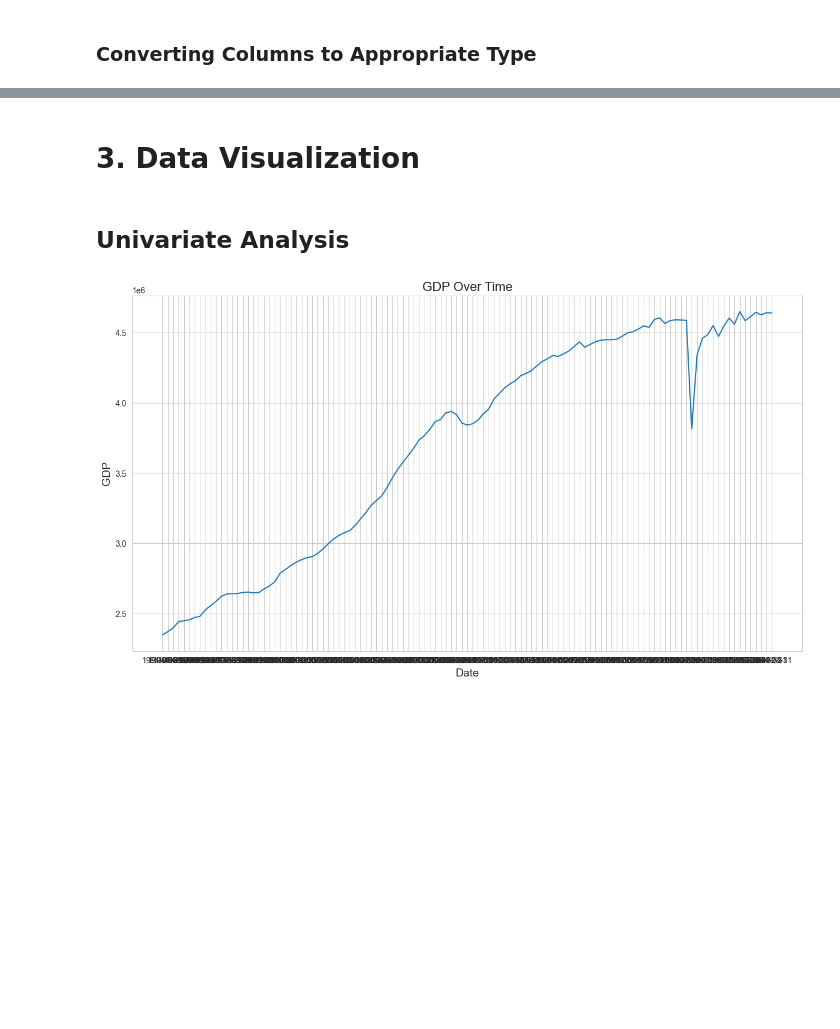
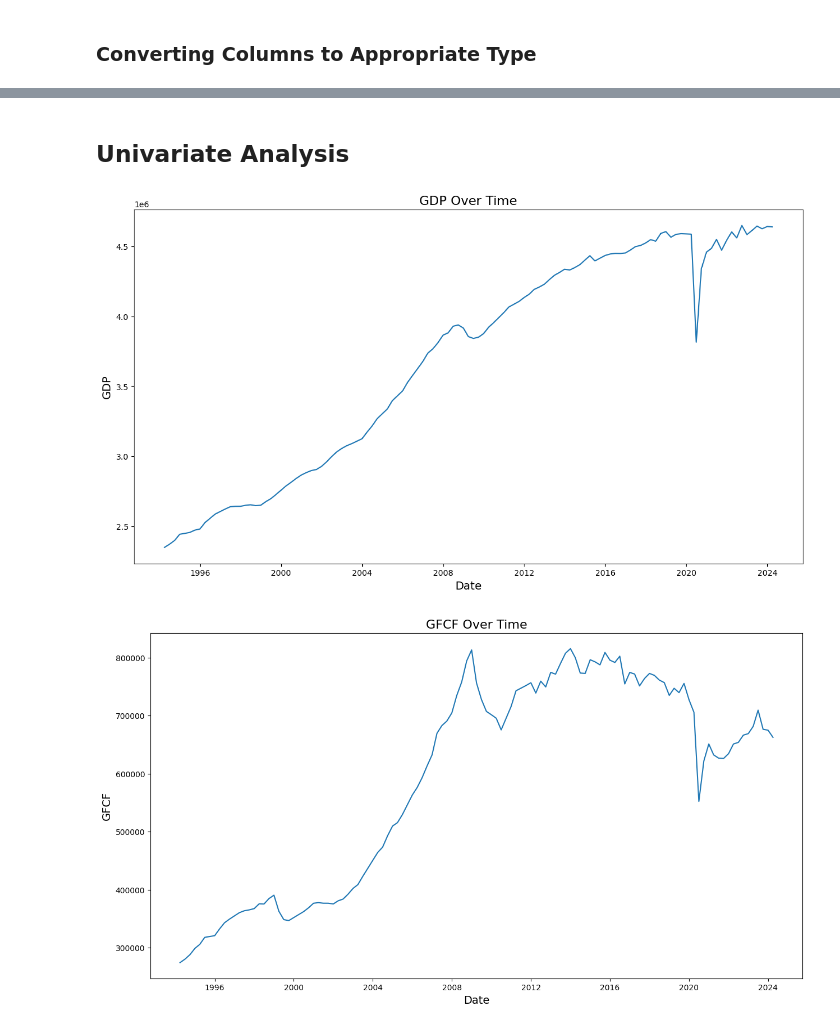
Before and after one commit to Mdhlalose/sarb-data-science-exercise, a Jupyter notebook: code.ipynb, the cells around one changed output, grey strips where cells are left out. Saved outputs shown, nothing was run; the diff lists cells and outputs as text; code cells hidden in the pictures; blank space fills up the shorter version.

Commit message:
Added Visualizes

```diff
--- a/code.ipynb
+++ b/code.ipynb
@@ -177,7 +179,7 @@ Anomalies detected
 # %%
 df.loc[df['GDP'] == 362727300.0, 'GDP'] = 3627273.0
 df.loc[df['GFCF'] == 75176200.0, 'GFCF'] = 751762.0
-df.loc[df['ConsumerPrices'] == 7500.0, 'GFCF'] = 75.0
-df.loc[df['UNEM'] == 73100.0, 'UNEM'] = 31.0
+df.loc[df['ConsumerPrices'] == 7500.0, 'ConsumerPrices'] = 75.0
+df.loc[df['UNEM'] == 3100.0, 'UNEM'] = 31.0
 df.loc[df['GovExp'] == 91656800.0, 'GovExp'] = 916568.0
 df.loc[df['HouseExp'] == 284187900.0, 'HouseExp'] = 2841879.0
@@ -204,4 +186,4 @@ sns.heatmap(cleaned_df.isnull(), yticklabels=False, cbar=False, cmap=custom_cmap
 # %% [markdown]
 ### Converting Columns to Appropriate Type
 # %%
-cleaned_df['Date'] = pd.to_datetime(df['Date'])
+df['Date'] = pd.to_datetime(df['Date'])
@@ -226,2 +230,0 @@ memory usage: 7.6 KB
-# %% [markdown]
-# 3. Data Visualization
@@ -231,16 +231,15 @@ profile.to_file("Viz.html")
 # %% [markdown]
 ## Univariate Analysis
 # %%
-sns.set_style("whitegrid")
+features = [col for col in df.columns if col != 'Date']
 
-plt.figure(figsize=(15, 8))
-
-sns.lineplot(x='Date', y='GDP', data=df)
-
-plt.title('GDP Over Time', fontsize=16)
-plt.xlabel('Date', fontsize=14)
-plt.ylabel('GDP', fontsize=14)
-
-plt.show()
+for col in features:
+    plt.figure(figsize=(15, 8))
+    sns.lineplot(x='Date', y=col, data=df)
+    plt.title(f'{col} Over Time', fontsize=16)
+    plt.xlabel('Date', fontsize=14)
+    plt.ylabel(f'{col}', fontsize=14)
+    plt.show()
 # %% [output]
-[figure, old version]
+[figure, new version]
+[figure, added]
```
Also changed, not shown: parts of 16 cells of this notebook, 1 other file.
